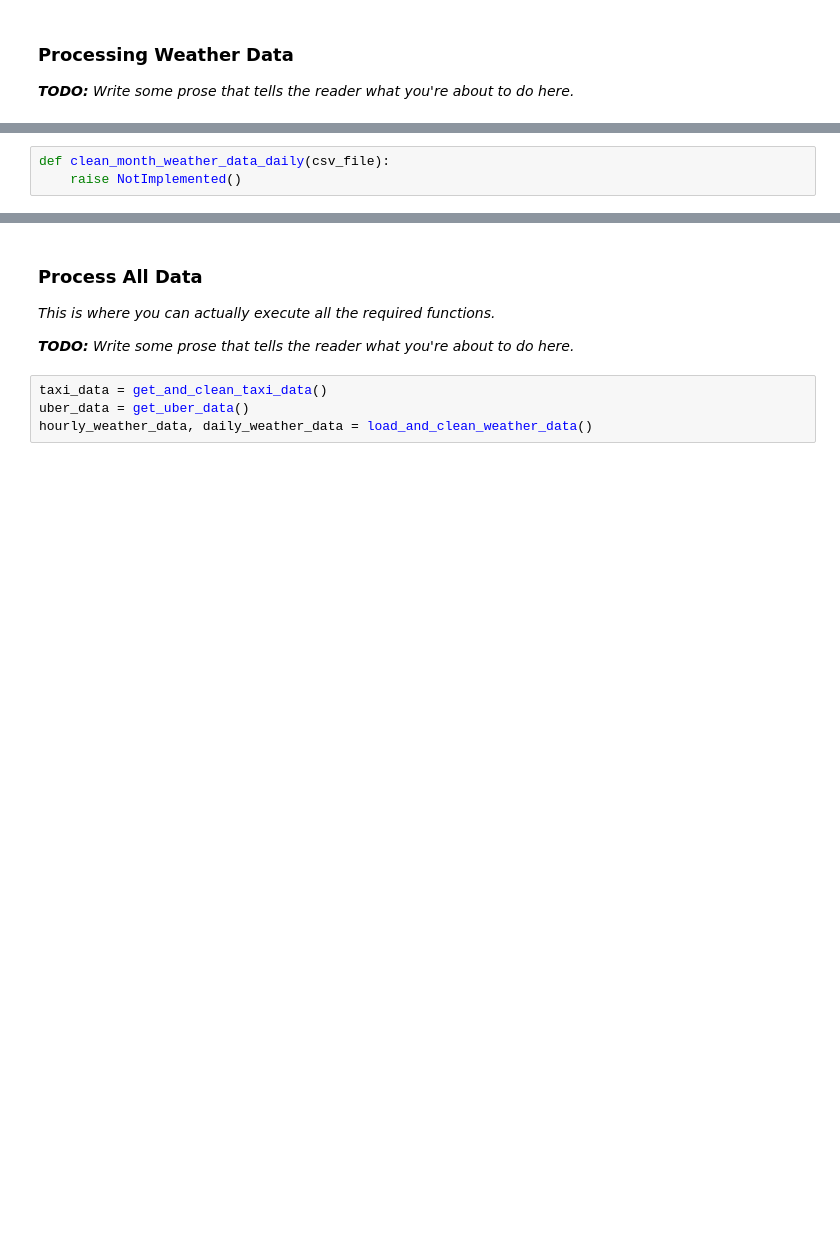
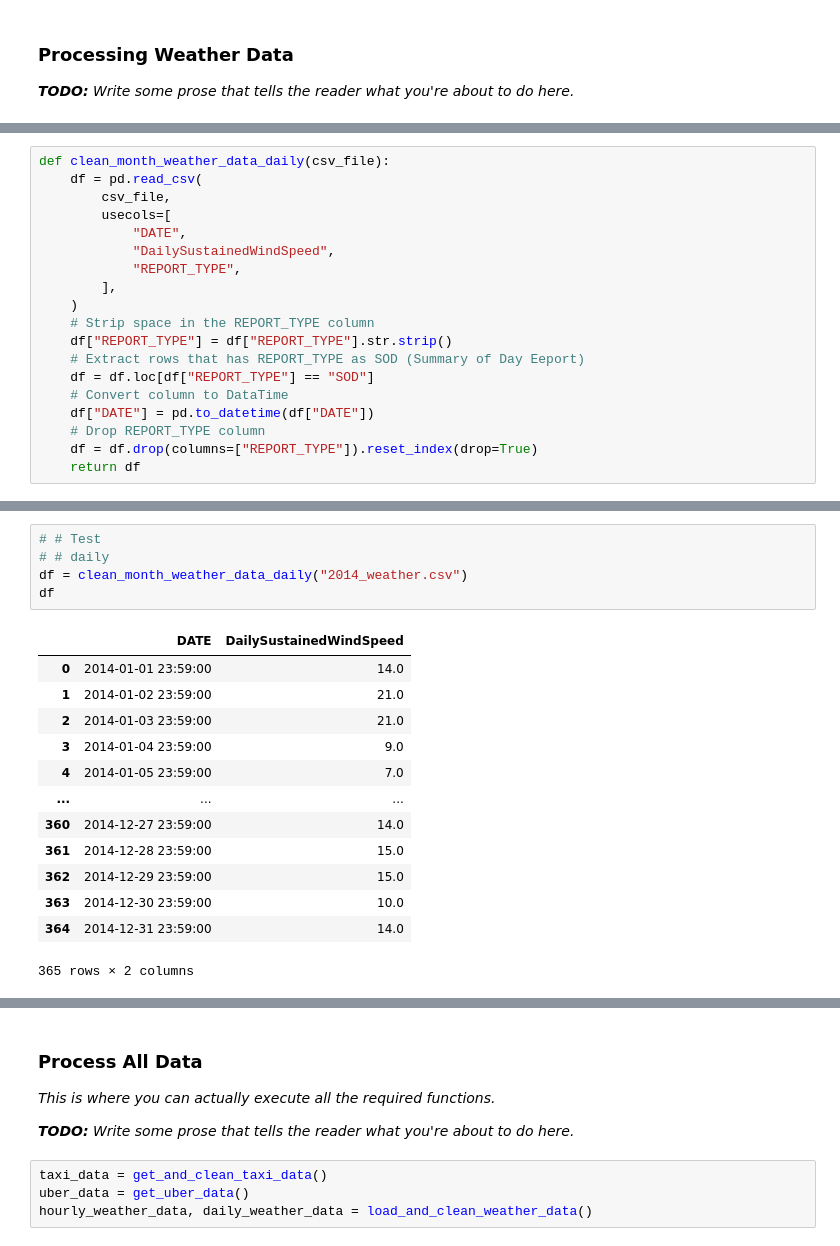
Before and after one commit to Yuchen-Duan/hired-rides-nyc-analysis, a Jupyter notebook: hired-rides-nyc-analysis.ipynb, the cells around one changed output, grey strips where cells are left out. Drawn from its saved outputs; the diff is of its cells as text; blank space fills up the shorter version.

```diff
--- a/hired-rides-nyc-analysis.ipynb
+++ b/hired-rides-nyc-analysis.ipynb
@@ -647,3 +722,19 @@ def clean_month_weather_data_hourly(csv_file):
 # %%
 def clean_month_weather_data_daily(csv_file):
-    raise NotImplemented()
+    df = pd.read_csv(
+        csv_file,
+        usecols=[
+            "DATE",
+            "DailySustainedWindSpeed",
+            "REPORT_TYPE",
+        ],
+    )
+    # Strip space in the REPORT_TYPE column
+    df["REPORT_TYPE"] = df["REPORT_TYPE"].str.strip()
+    # Extract rows that has REPORT_TYPE as SOD (Summary of Day Eeport)
+    df = df.loc[df["REPORT_TYPE"] == "SOD"]
+    # Convert column to DataTime
+    df["DATE"] = pd.to_datetime(df["DATE"])
+    # Drop REPORT_TYPE column
+    df = df.drop(columns=["REPORT_TYPE"]).reset_index(drop=True)
+    return df
@@ -649,0 +744,19 @@ def clean_month_weather_data_daily(csv_file):
+# %%
+# # Test
+# # daily
+df = clean_month_weather_data_daily("2014_weather.csv")
+df
+# %% [output]
+|  | DATE | DailySustainedWindSpeed |
+| 0 | 2014-01-01 23:59:00 | 14.0 |
+| 1 | 2014-01-02 23:59:00 | 21.0 |
+| 2 | 2014-01-03 23:59:00 | 21.0 |
+| 3 | 2014-01-04 23:59:00 | 9.0 |
+| 4 | 2014-01-05 23:59:00 | 7.0 |
+| ... | ... | ... |
+| 360 | 2014-12-27 23:59:00 | 14.0 |
+| 361 | 2014-12-28 23:59:00 | 15.0 |
+| 362 | 2014-12-29 23:59:00 | 15.0 |
+| 363 | 2014-12-30 23:59:00 | 10.0 |
+| 364 | 2014-12-31 23:59:00 | 14.0 |
+365 rows × 2 columns
```
Also changed, not shown: parts of 24 cells of this notebook.
